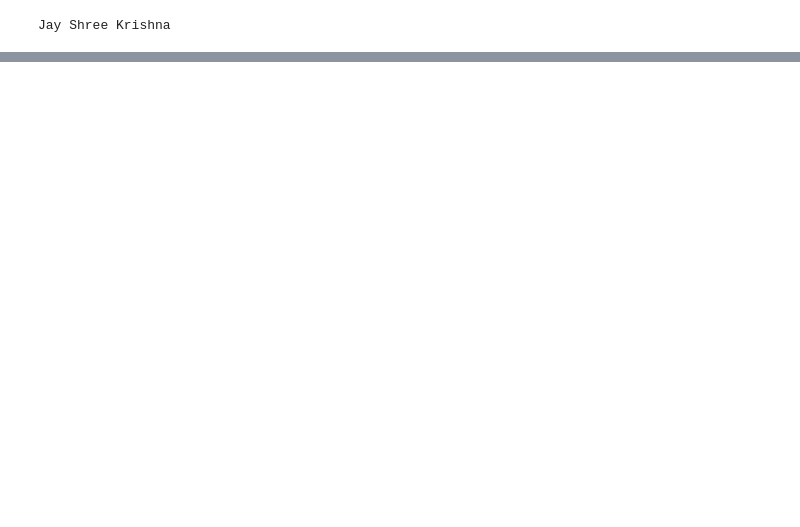
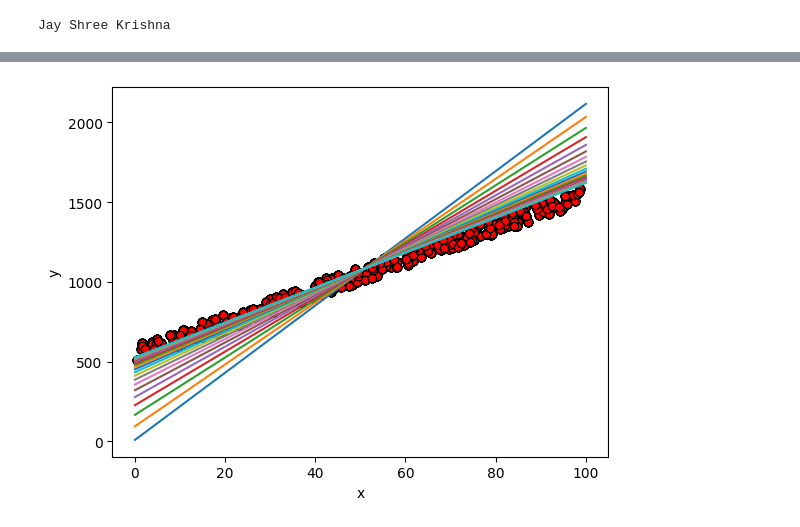
Before and after one commit to SahilLathiya/Linear-Regression, a Jupyter notebook: linear_regression.ipynb, the cells around one changed output, grey strips where cells are left out. Cells and saved outputs as stored; diff of their text form; code cells hidden in the pictures; blank space fills up the shorter version.

```diff
--- a/linear_regression.ipynb
+++ b/linear_regression.ipynb
@@ -48,0 +50,26 @@ plt.show()
+# %%
+epochs = 200
+alpha = 0.00025
+
+for i in range(epochs):
+
+
+    for j in range(N):
+        Y_pred = w*X[j] + b
+        grad_sum1 = (Y_pred- Y[j])*X[j]
+        gradient1 = grad_sum1
+        w = w - alpha*gradient1
+
+        grad_sum2 = (Y_pred - Y[j])
+        gradient2 = grad_sum2
+        b = b - alpha*gradient2
+
+    if i % 10 == 0:
+        # Set the x and y labels
+        plt.xlabel('x')
+        plt.ylabel('y')
+        # plt.legend()
+        # Call the function to plot the line
+        plot_wx_b(w, b)
+# %% [output]
+[figure, added]
```
Also changed, not shown: parts of 10 cells of this notebook.
